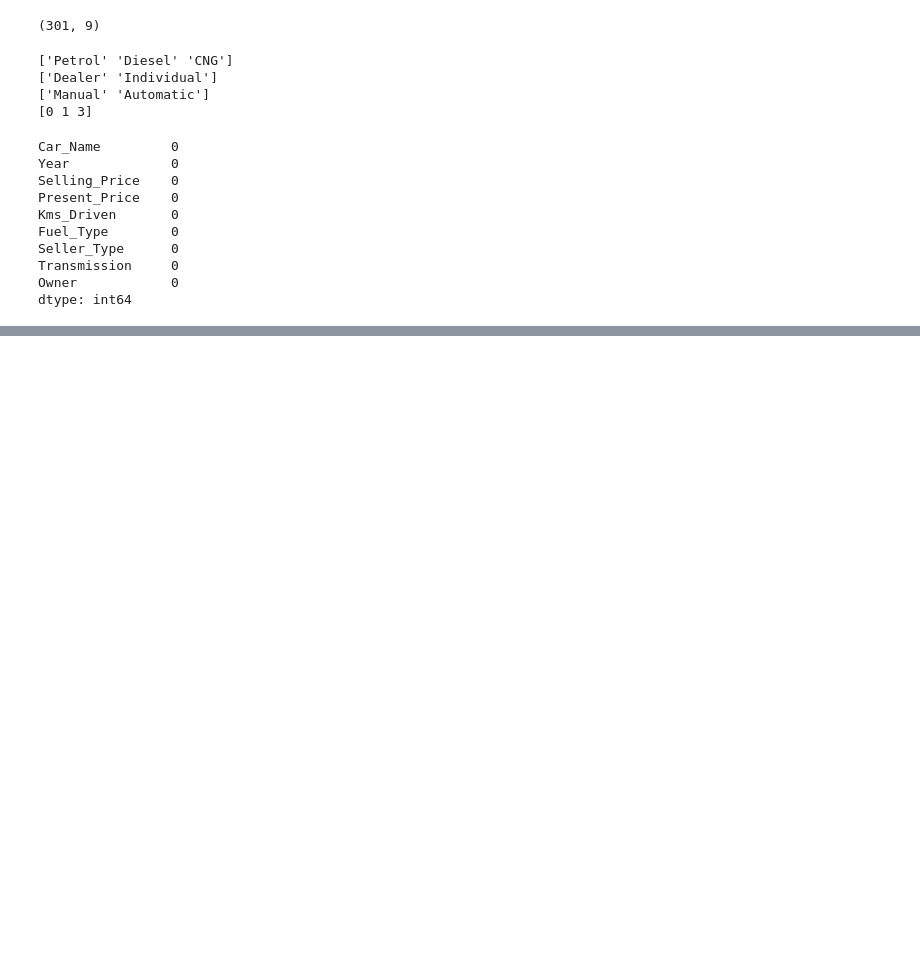
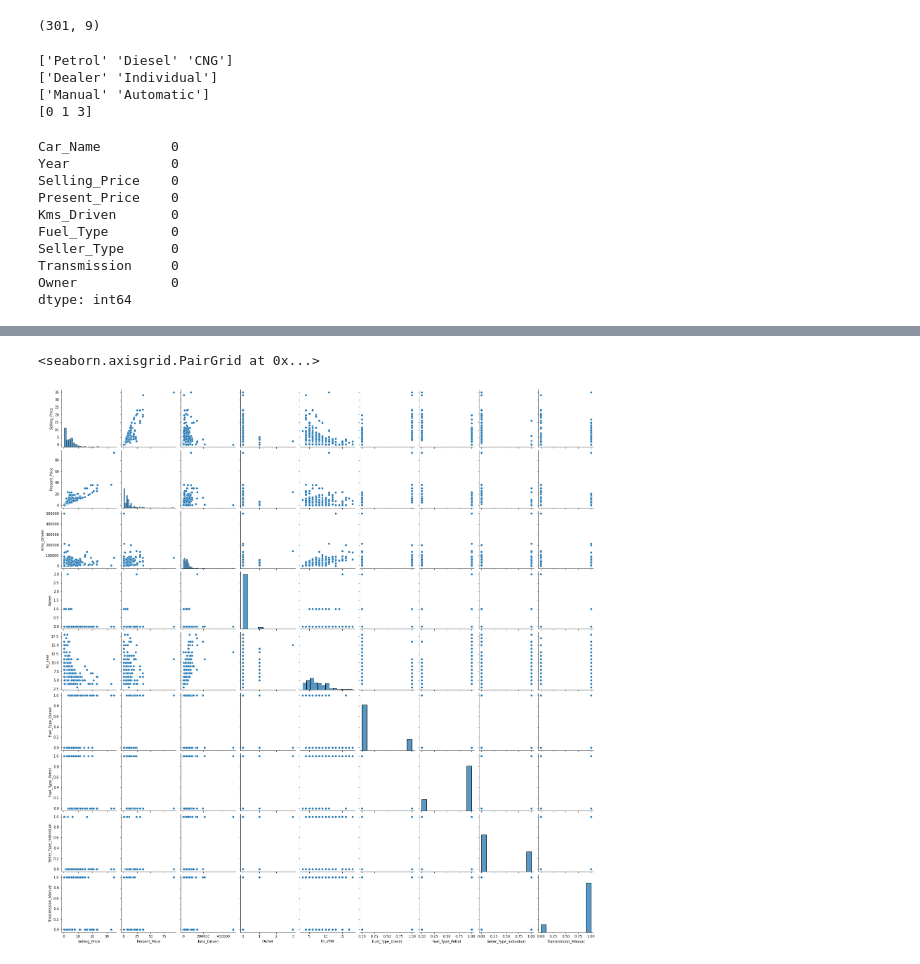
Before and after one commit to shihar73/car_price_prediction_model, a Jupyter notebook: Untitled.ipynb, the cells around one changed output, grey strips where cells are left out. Saved outputs shown, nothing was run; the diff lists cells and outputs as text; code cells hidden in the pictures; blank space fills up the shorter version.

```diff
--- a/Untitled.ipynb
+++ b/Untitled.ipynb
@@ -41,0 +140,6 @@ dtype: int64
+# %%
+import seaborn as sbn
+sbn.pairplot(final_dataset)
+# %% [output]
+<seaborn.axisgrid.PairGrid at 0x...>
+[figure, added]
```
Also changed, not shown: parts of 16 cells of this notebook.
